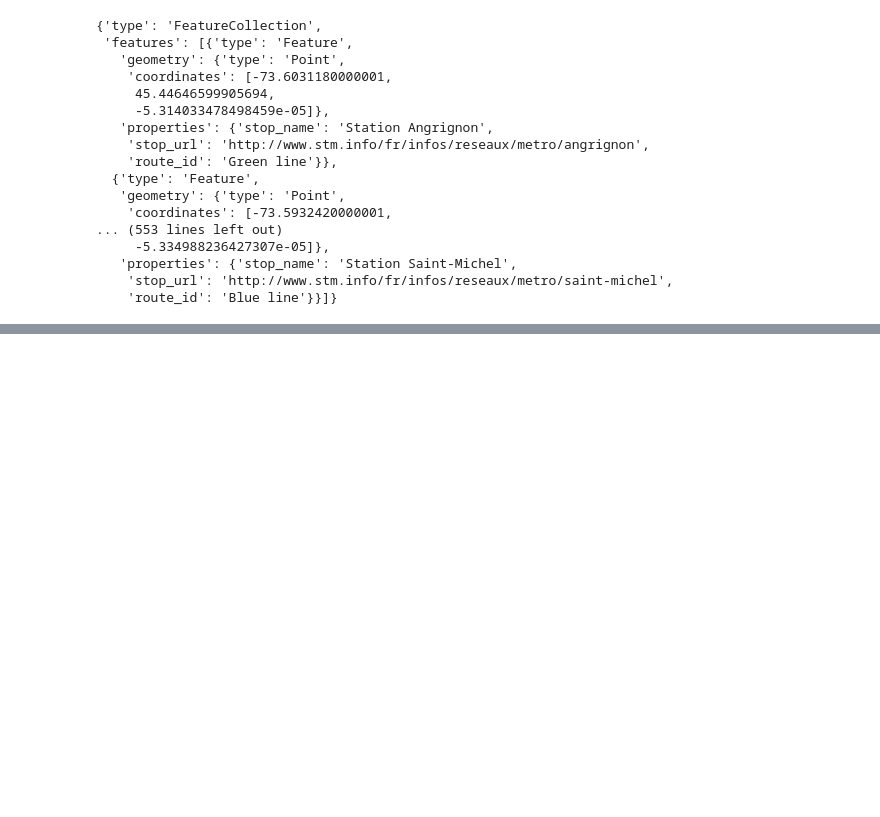
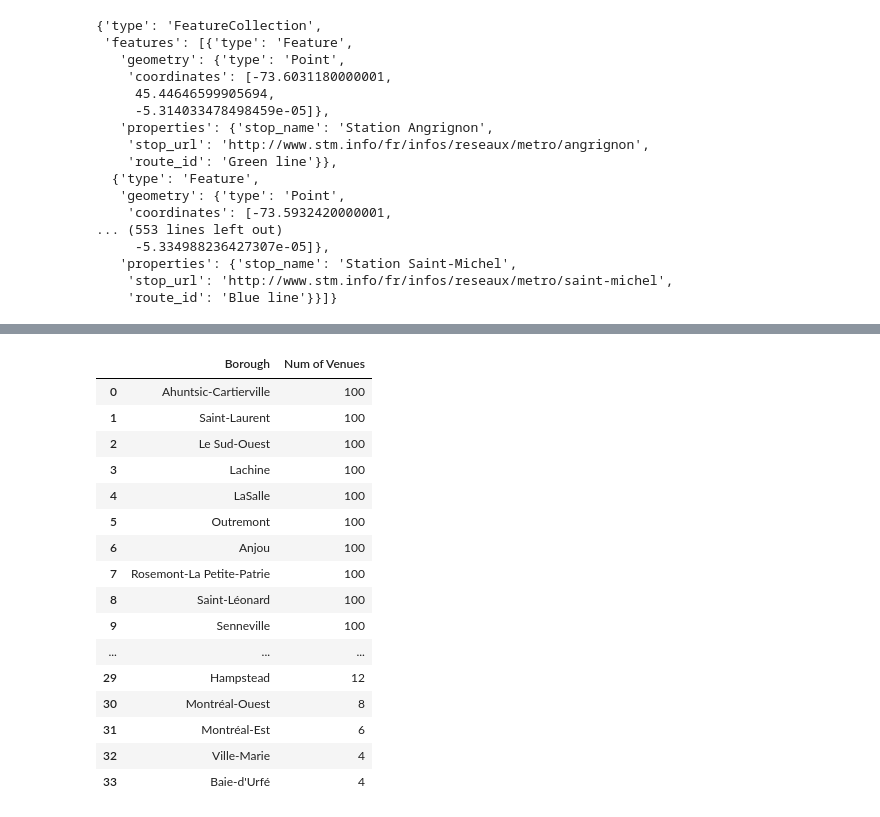
Before and after one commit to Andreslion/Coursera_Capstone, a Jupyter notebook: Testing_Notebook.ipynb, the cells around one changed output, grey strips where cells are left out. Saved outputs shown, nothing was run; the diff lists cells and outputs as text; code cells hidden in the pictures; blank space fills up the shorter version.

```diff
--- a/Testing_Notebook.ipynb
+++ b/Testing_Notebook.ipynb
@@ -532,0 +479,25 @@ map2
+# %%
+montreal_venues['Borough'] = ["L'Île-Bizard-Sainte-Geneviève" if x=="L'Île-Bizard" else x for x in montreal_venues['Borough']]
+montreal_venues['Borough'] = ["Pierrefonds-Roxboro" if x=="Pierrefonds" else x for x in montreal_venues['Borough']]
+montreal_venues['Borough'] = ["Rivière-des-Prairies-Pointe-aux-Trembles" if x=="Rivière-des-Prairies" else x for x in montreal_venues['Borough']]
+# %%
+venues_per_neigh = montreal_venues.groupby('Borough').count().drop(columns=['Venue Latitude', 'Venue Longitude', 'Venue Category', 'Venue Address']).rename(columns={'Venue':'Num of Venues'}).sort_values('Num of Venues', ascending=False).reset_index()
+venues_per_neigh
+# %% [output]
+|  | Borough | Num of Venues |
+| 0 | Ahuntsic-Cartierville | 100 |
+| 1 | Saint-Laurent | 100 |
+| 2 | Le Sud-Ouest | 100 |
+| 3 | Lachine | 100 |
+| 4 | LaSalle | 100 |
+| 5 | Outremont | 100 |
+| 6 | Anjou | 100 |
+| 7 | Rosemont-La Petite-Patrie | 100 |
+| 8 | Saint-Léonard | 100 |
+| 9 | Senneville | 100 |
+| ... | ... | ... |
+| 29 | Hampstead | 12 |
+| 30 | Montréal-Ouest | 8 |
+| 31 | Montréal-Est | 6 |
+| 32 | Ville-Marie | 4 |
+| 33 | Baie-d'Urfé | 4 |
```
Also changed, not shown: parts of 26 cells of this notebook, 3 other files.
